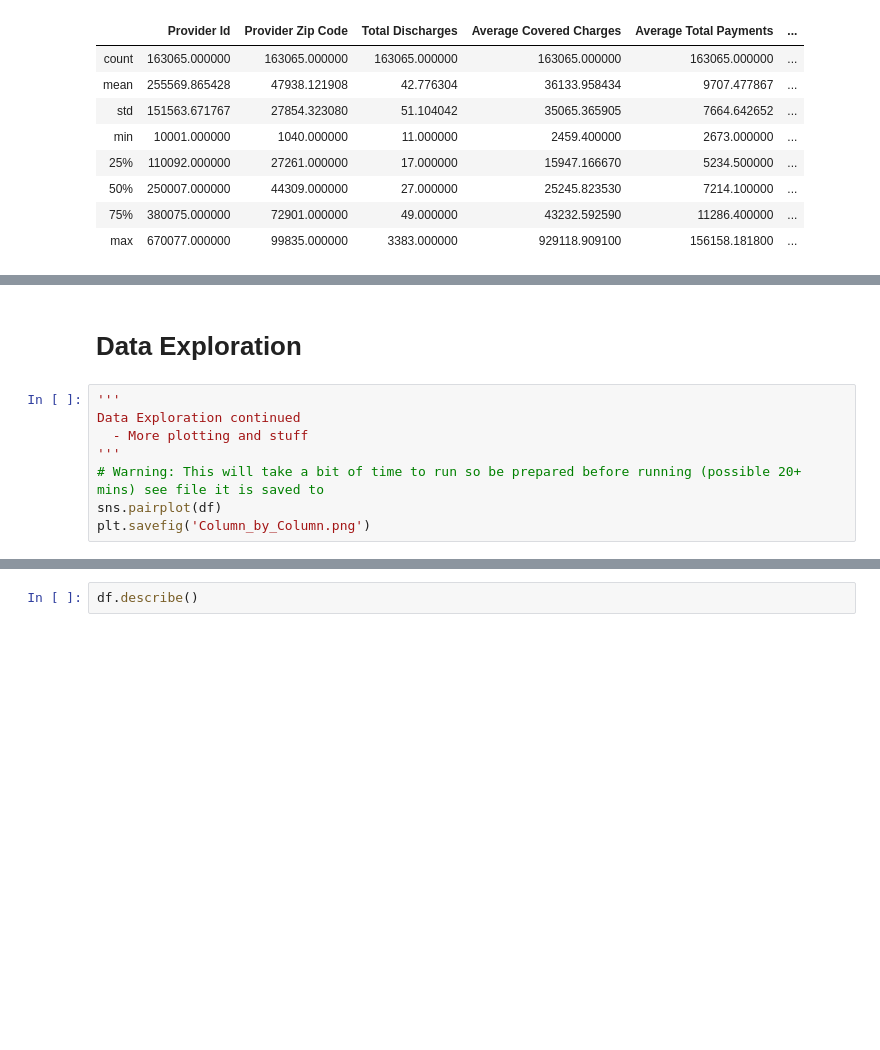
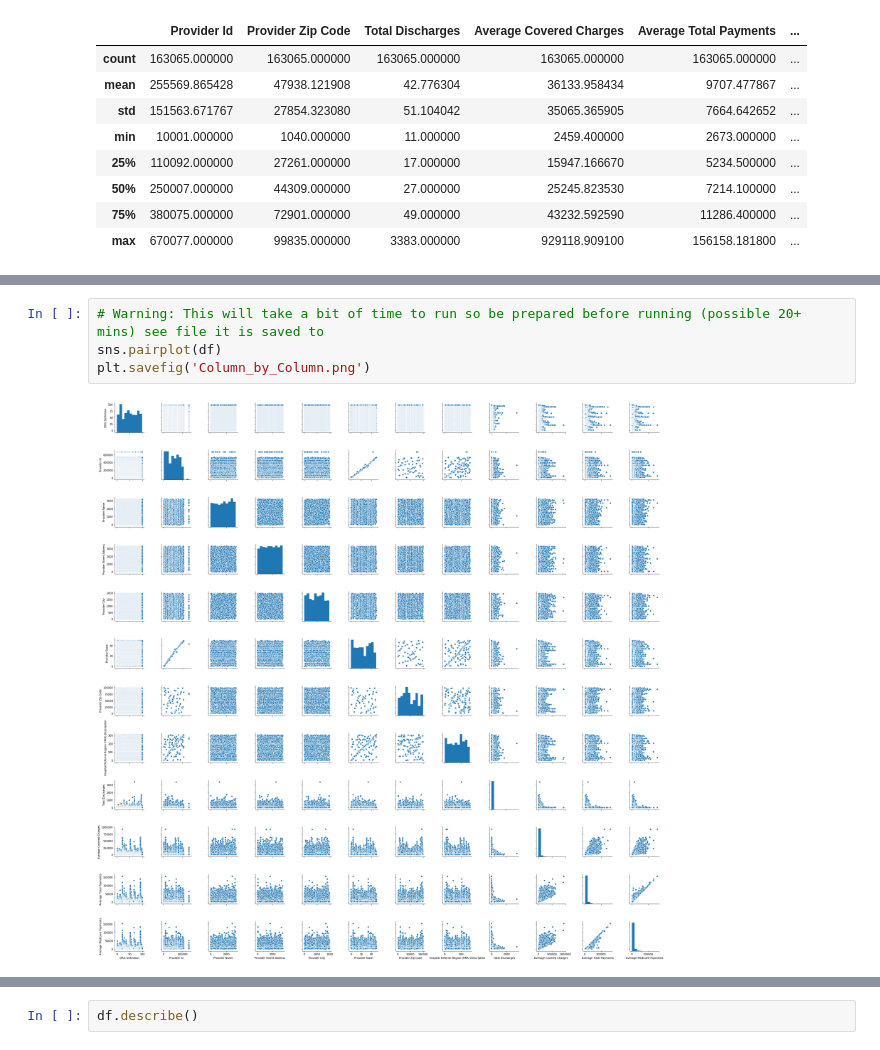
Before and after one commit to MBCoder123/DataMineProject, a Jupyter notebook: Project.ipynb, the cells around one changed output, grey strips where cells are left out. Cells and saved outputs as stored; diff of their text form; blank space fills up the shorter version.

```diff
--- a/Project.ipynb
+++ b/Project.ipynb
@@ -63,16 +77,12 @@ Index(['DRG Definition', 'Provider Id', 'Provider Name',
 | 2 | 0.0 | 10006 | 729.0 | 1229.0 | 582.0 | 1.0 | ... |
 | 3 | 0.0 | 10011 | 2722.0 | 2290.0 | 162.0 | 1.0 | ... |
 | 4 | 0.0 | 10016 | 2444.0 | 86.0 | 13.0 | 1.0 | ... |
-# %% [markdown]
-# Data Exploration
 # %%
-'''
-Data Exploration continued
-  - More plotting and stuff
-'''
 # Warning: This will take a bit of time to run so be prepared before running (possible 20+ mins) see file it is saved to
 sns.pairplot(df)
 plt.savefig('Column_by_Column.png')
+# %% [output]
+[figure, added]
 # %%
 # Bar graphs that are more readable
 i = 0
```
Also changed, not shown: parts of 80 cells of this notebook, 4 other files.
